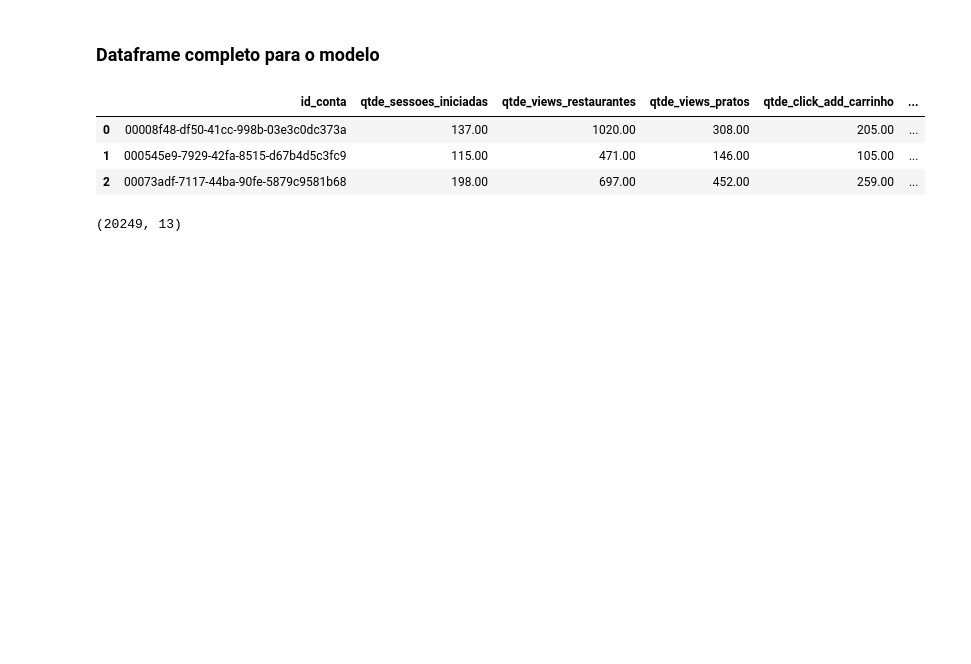
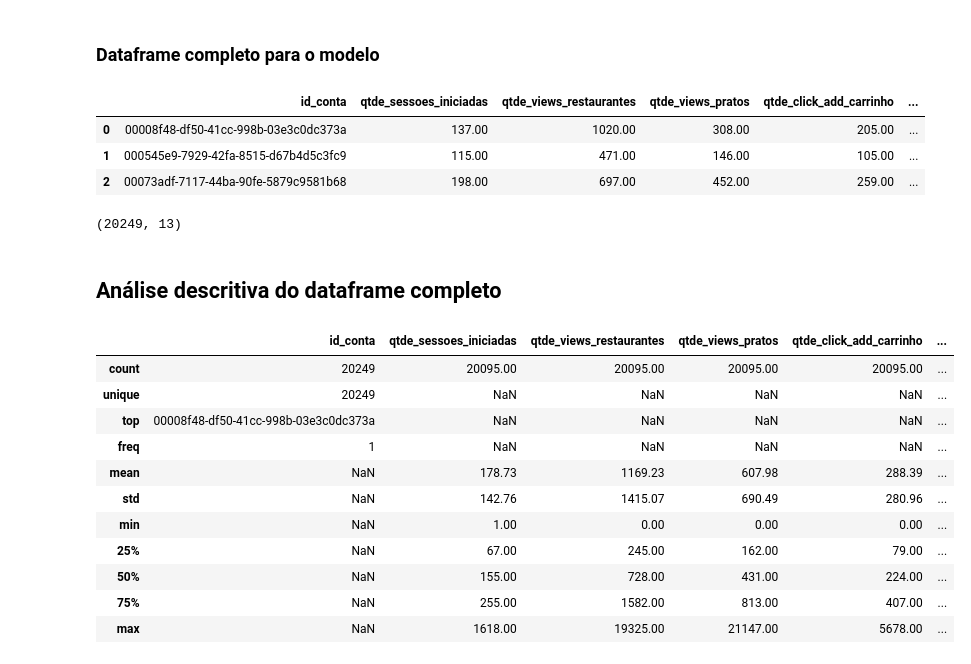
Before and after one commit to casjunior93/Desafio-Tera---Clusteriza-o, a Jupyter notebook: Desafio_Tera_e_Ifood_Clusterização.ipynb, the cells around one changed output. Drawn from its saved outputs; the diff is of its cells as text; code cells hidden in the pictures; blank space fills up the shorter version.

```diff
--- a/Desafio_Tera_e_Ifood_Clusterização.ipynb
+++ b/Desafio_Tera_e_Ifood_Clusterização.ipynb
@@ -644,3 +644,20 @@ df_completo.head(3)
 df_completo.shape
 # %% [output]
 (20249, 13)
+# %% [markdown]
+## Análise descritiva do dataframe completo
+# %%
+df_completo.describe(include='all')
+# %% [output]
+|  | id_conta | qtde_sessoes_iniciadas | qtde_views_restaurantes | qtde_views_pratos | qtde_click_add_carrinho | ... |
+| count | 20249 | 20095.00 | 20095.00 | 20095.00 | 20095.00 | ... |
+| unique | 20249 | NaN | NaN | NaN | NaN | ... |
+| top | 00008f48-df50-41cc-998b-03e3c0dc373a | NaN | NaN | NaN | NaN | ... |
+| freq | 1 | NaN | NaN | NaN | NaN | ... |
+| mean | NaN | 178.73 | 1169.23 | 607.98 | 288.39 | ... |
+| std | NaN | 142.76 | 1415.07 | 690.49 | 280.96 | ... |
+| min | NaN | 1.00 | 0.00 | 0.00 | 0.00 | ... |
+| 25% | NaN | 67.00 | 245.00 | 162.00 | 79.00 | ... |
+| 50% | NaN | 155.00 | 728.00 | 431.00 | 224.00 | ... |
+| 75% | NaN | 255.00 | 1582.00 | 813.00 | 407.00 | ... |
+| max | NaN | 1618.00 | 19325.00 | 21147.00 | 5678.00 | ... |
```
Also changed, not shown: parts of 4 cells of this notebook.
